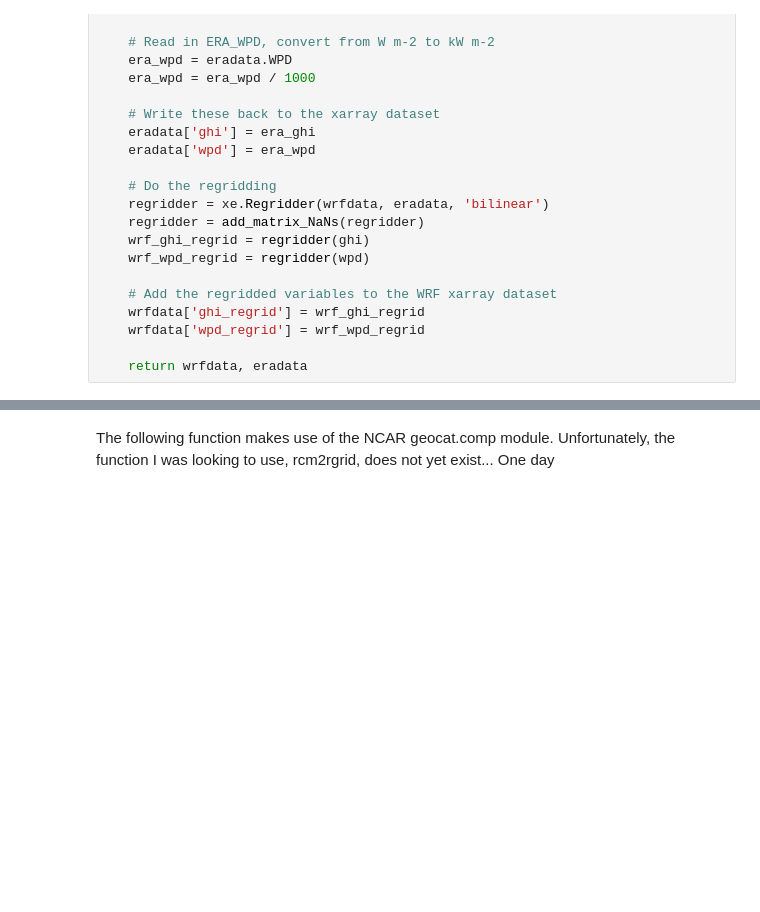
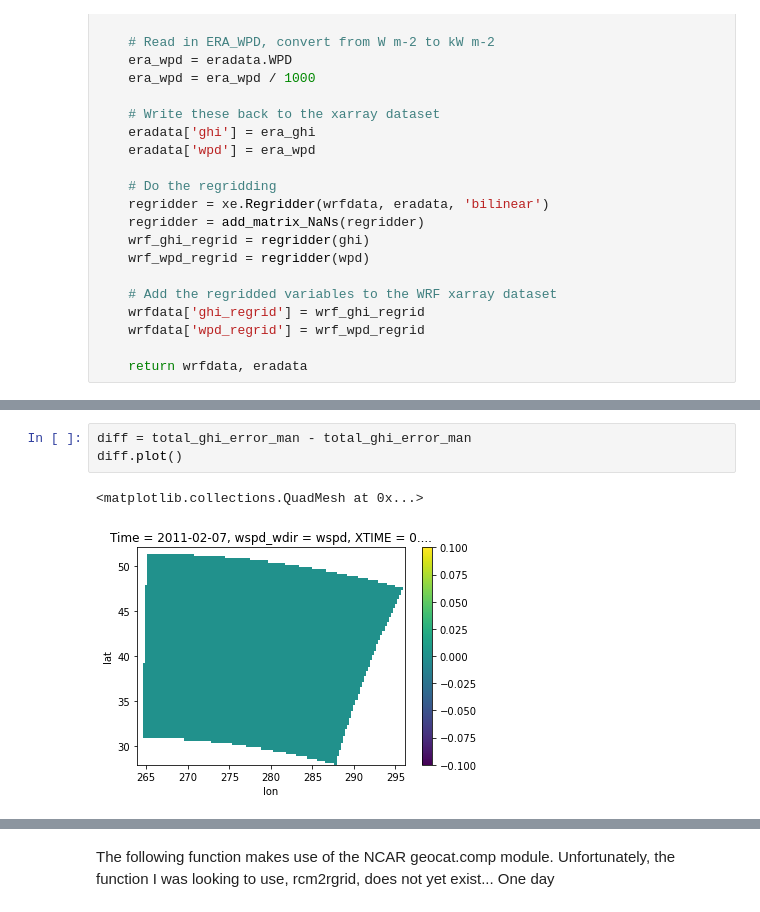
Before and after one commit to jeffreysward/met4ene, a Jupyter notebook: post/python/WRF_regridding.ipynb, the cells around one changed output, grey strips where cells are left out. Drawn from its saved outputs; the diff is of its cells as text; blank space fills up the shorter version.

```diff
--- a/post/python/WRF_regridding.ipynb
+++ b/post/python/WRF_regridding.ipynb
@@ -254,0 +359,6 @@ wpd2d.plot()
+# %%
+diff = total_ghi_error_man - total_ghi_error_man
+diff.plot()
+# %% [output]
+<matplotlib.collections.QuadMesh at 0x...>
+[figure, added]
```
Also changed, not shown: parts of 15 cells of this notebook, 4 other files.
